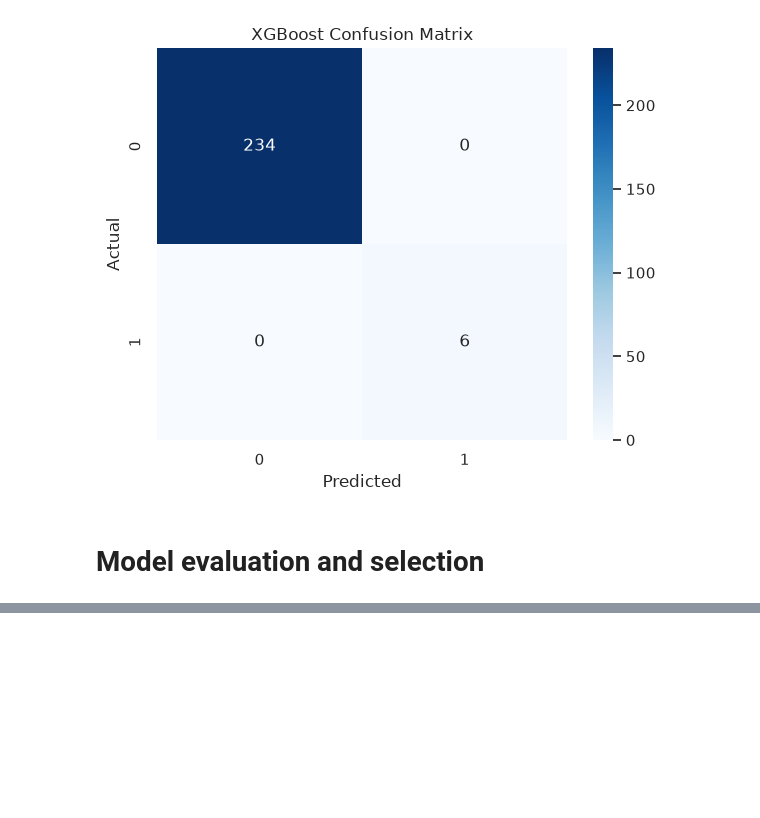
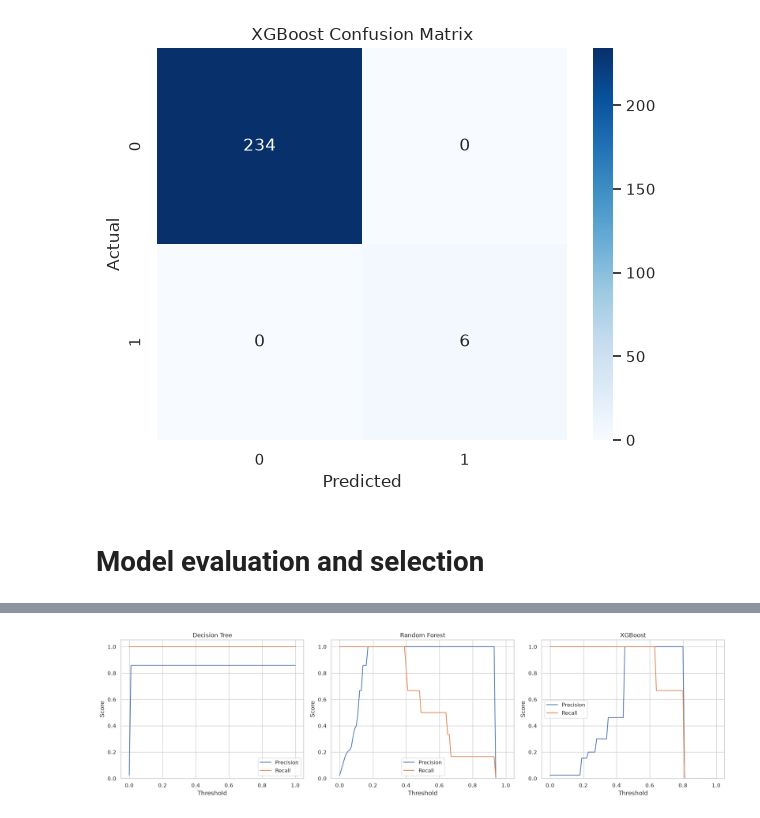
Before and after one commit to ILoveBacteria/data-mining-homeworks, a Jupyter notebook: homework3/notebook.ipynb, the cells around one changed output, grey strips where cells are left out. Drawn from its saved outputs; the diff is of its cells as text; code cells hidden in the pictures; blank space fills up the shorter version.

```diff
--- a/homework3/notebook.ipynb
+++ b/homework3/notebook.ipynb
@@ -1240,0 +1242,48 @@ plt.show()
+# %%
+import numpy as np
+import matplotlib.pyplot as plt
+
+from sklearn.metrics import precision_score, recall_score
+
+models = {
+    "Decision Tree": model_tree,
+    "Random Forest": rf_model,
+    "XGBoost": best_model_xgb
+}
+
+thresholds = np.linspace(0.0, 1.0, 101)
+
+fig, axes = plt.subplots(1, 3, figsize=(18, 5))
+
+for ax, (name, model) in zip(axes, models.items()):
+
+    y_prob = model.predict_proba(X_test)[:, 1]
+
+    precisions = []
+    recalls = []
+
+    for threshold in thresholds:
+        y_pred = (y_prob >= threshold).astype(int)
+
+        precisions.append(
+            precision_score(y_test, y_pred, zero_division=0)
+        )
+
+        recalls.append(
+            recall_score(y_test, y_pred)
+        )
+
+    ax.plot(thresholds, precisions, label="Precision")
+    ax.plot(thresholds, recalls, label="Recall")
+
+    ax.set_title(name)
+    ax.set_xlabel("Threshold")
+    ax.set_ylabel("Score")
+    ax.set_ylim(0, 1.05)
+    ax.grid(True)
+    ax.legend()
+
+plt.tight_layout()
+plt.show()
+# %% [output]
+[figure, added]
```
Also changed, not shown: parts of 10 cells of this notebook.
